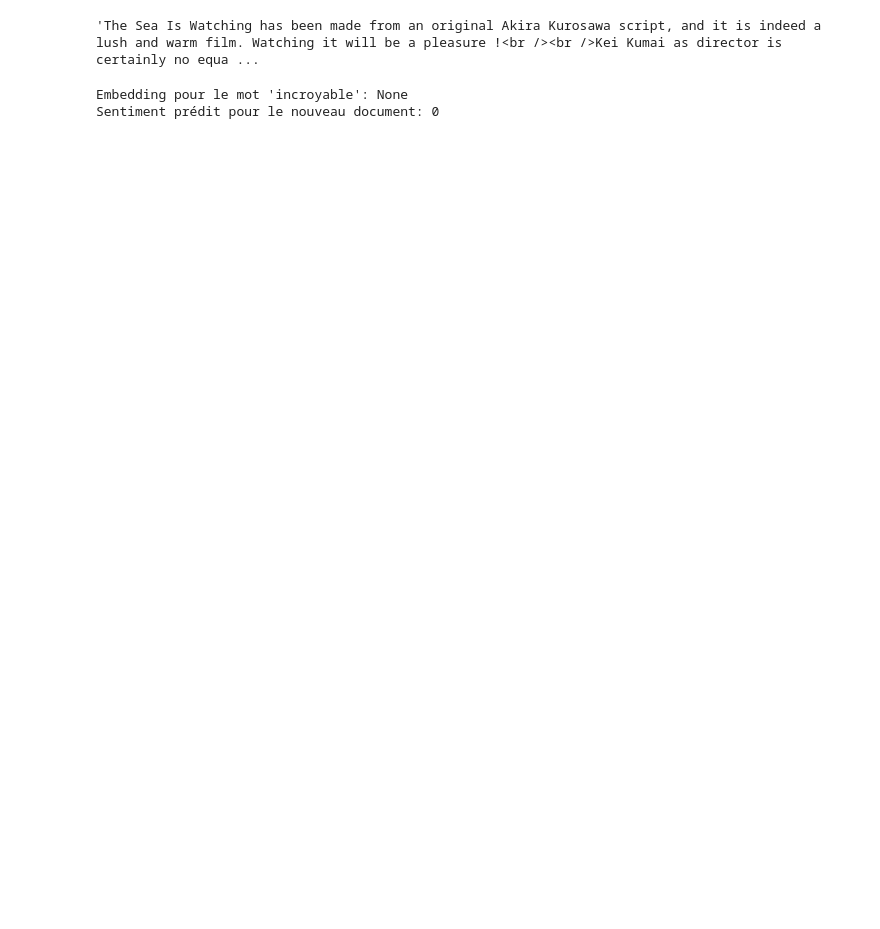
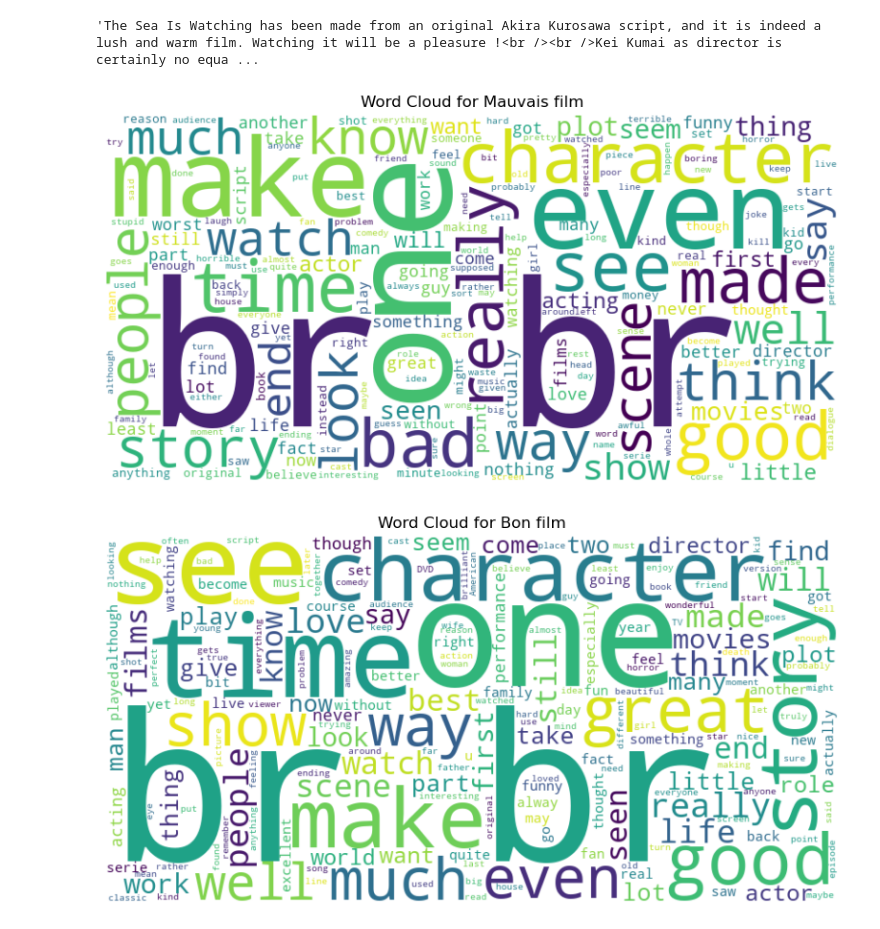
Before and after one commit to antoinerougier/NLP_Project, a Jupyter notebook: notebook/viz.ipynb, the cells around one changed output. Cells and saved outputs as stored; diff of their text form; code cells hidden in the pictures; blank space fills up the shorter version.

```diff
--- a/notebook/viz.ipynb
+++ b/notebook/viz.ipynb
@@ -28,40 +24,0 @@ df_vect = vectorizer.fit_transform(df['text'])
-# %%
-import numpy as np
-from sklearn.linear_model import LogisticRegression
-from sklearn.decomposition import TruncatedSVD
-from sklearn.feature_extraction.text import TfidfVectorizer
-
-# Vectorisation des documents
-vectorizer = TfidfVectorizer()
-X = vectorizer.fit_transform(df['text'])
-
-# Réduction de la dimensionnalité avec TruncatedSVD (similaire à LSA)
-svd = TruncatedSVD(n_components=50)
-X_reduced = svd.fit_transform(X)
-
-# Apprentissage des embeddings de mots
-vocab = vectorizer.get_feature_names_out()
-word_vectors = svd.components_.T
-
-# Apprentissage du modèle de sentiment
-model = LogisticRegression()
-model.fit(X_reduced, df['label'])
-
-# Fonction pour obtenir le vecteur d'un mot
-def get_word_vector(word):
-    if word in vocab:
-        idx = np.where(vocab == word)[0][0]
-        return word_vectors[idx]
-    else:
-        return None
-
-
-# Prédiction de sentiment pour un nouveau document
-new_document = ["this movie is incredible"]
-new_document_vec = vectorizer.transform(new_document)
-new_document_reduced = svd.transform(new_document_vec)
-predicted_sentiment = model.predict(new_document_reduced)
-print(f"Sentiment prédit pour le nouveau document: {predicted_sentiment[0]}")
-# %% [output]
-Embedding pour le mot 'incroyable': None
-Sentiment prédit pour le nouveau document: 0
@@ -70,26 +25,19 @@ df_vect
 # %%
-# Charger les données
-file_path = '../data/data_intermediaire_train.parquet'
-df = pd.read_parquet(file_path)
-
-# Ajouter des stopwords supplémentaires si nécessaire
 additional_stopwords = set(["movie","film"])
 stopwords = STOPWORDS.union(additional_stopwords)
 
-# Créer un nuage de mots pour chaque catégorie (0: mauvais film, 1: bon film)
 for label, category in [(0, "Mauvais film"), (1, "Bon film")]:
-    # Filtrer les données pour la catégorie actuelle
     category_data = df[df['label'] == label]['text'].str.cat(sep=' ')
-
-    # Générer le nuage de mots
     wordcloud = WordCloud(stopwords=stopwords, background_color='white', width=800, height=400).generate(category_data)
 
-    # Afficher le nuage de mots
     plt.figure(figsize=(10, 5))
     plt.imshow(wordcloud, interpolation='bilinear')
     plt.axis('off')
     plt.title(f"Word Cloud for {category}")
     plt.show()
+# %% [output]
+[figure, added]
+[figure, added]
 # %%
 nltk.download('punkt')
 
```
Also changed, not shown: parts of 5 cells of this notebook, 4 other files.
